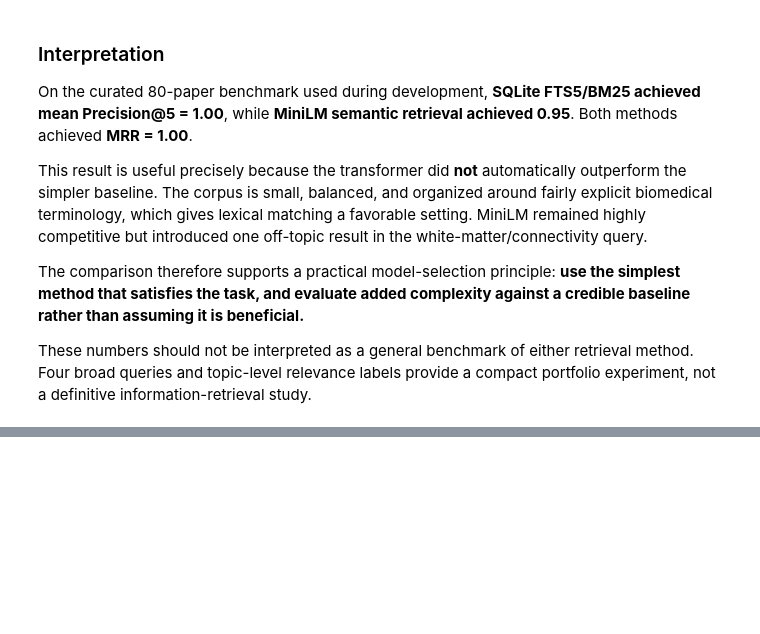
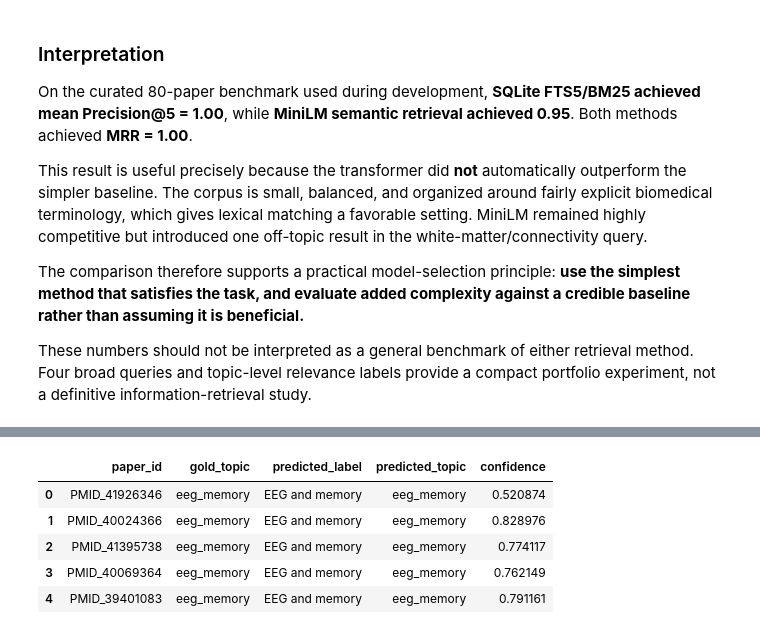
Before and after one commit to MarkNelson86/biomedical-literature-search-hf-sql, a Jupyter notebook: biomedical_literature_search_hf_sql.ipynb, the cells around one changed output, grey strips where cells are left out. Saved outputs shown, nothing was run; the diff lists cells and outputs as text; code cells hidden in the pictures; blank space fills up the shorter version.

```diff
--- a/biomedical_literature_search_hf_sql.ipynb
+++ b/biomedical_literature_search_hf_sql.ipynb
@@ -1230,0 +1245,34 @@ display(
+# %%
+real_predictions = []
+
+for row in real_corpus.itertuples(index=False):
+
+    result = zero_shot(
+        row.text,
+        candidate_labels=real_candidate_labels,
+        multi_label=False,
+    )
+
+    predicted_label = result["labels"][0]
+
+    real_predictions.append({
+        "paper_id": row.paper_id,
+        "gold_topic": row.gold_topic,
+        "predicted_label": predicted_label,
+        "predicted_topic":
+            REAL_CLASS_LABELS[predicted_label],
+        "confidence": result["scores"][0],
+    })
+
+real_classification = pd.DataFrame(
+    real_predictions
+)
+
+real_classification.head()
+# %% [output]
+|  | paper_id | gold_topic | predicted_label | predicted_topic | confidence |
+| 0 | PMID_41926346 | eeg_memory | EEG and memory | eeg_memory | 0.520874 |
+| 1 | PMID_40024366 | eeg_memory | EEG and memory | eeg_memory | 0.828976 |
+| 2 | PMID_41395738 | eeg_memory | EEG and memory | eeg_memory | 0.774117 |
+| 3 | PMID_40069364 | eeg_memory | EEG and memory | eeg_memory | 0.762149 |
+| 4 | PMID_39401083 | eeg_memory | EEG and memory | eeg_memory | 0.791161 |
```
Also changed, not shown: parts of 32 cells of this notebook.
